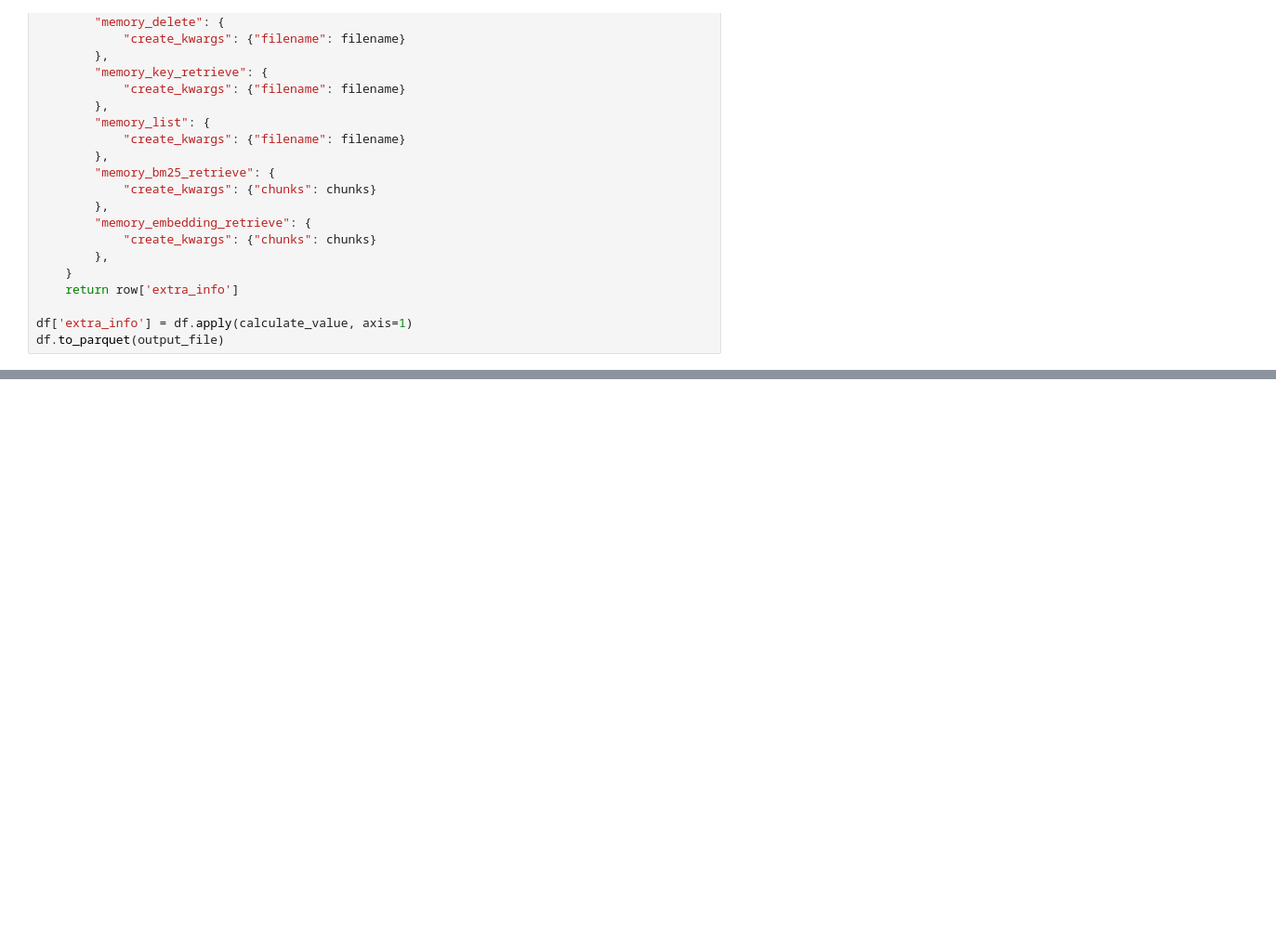
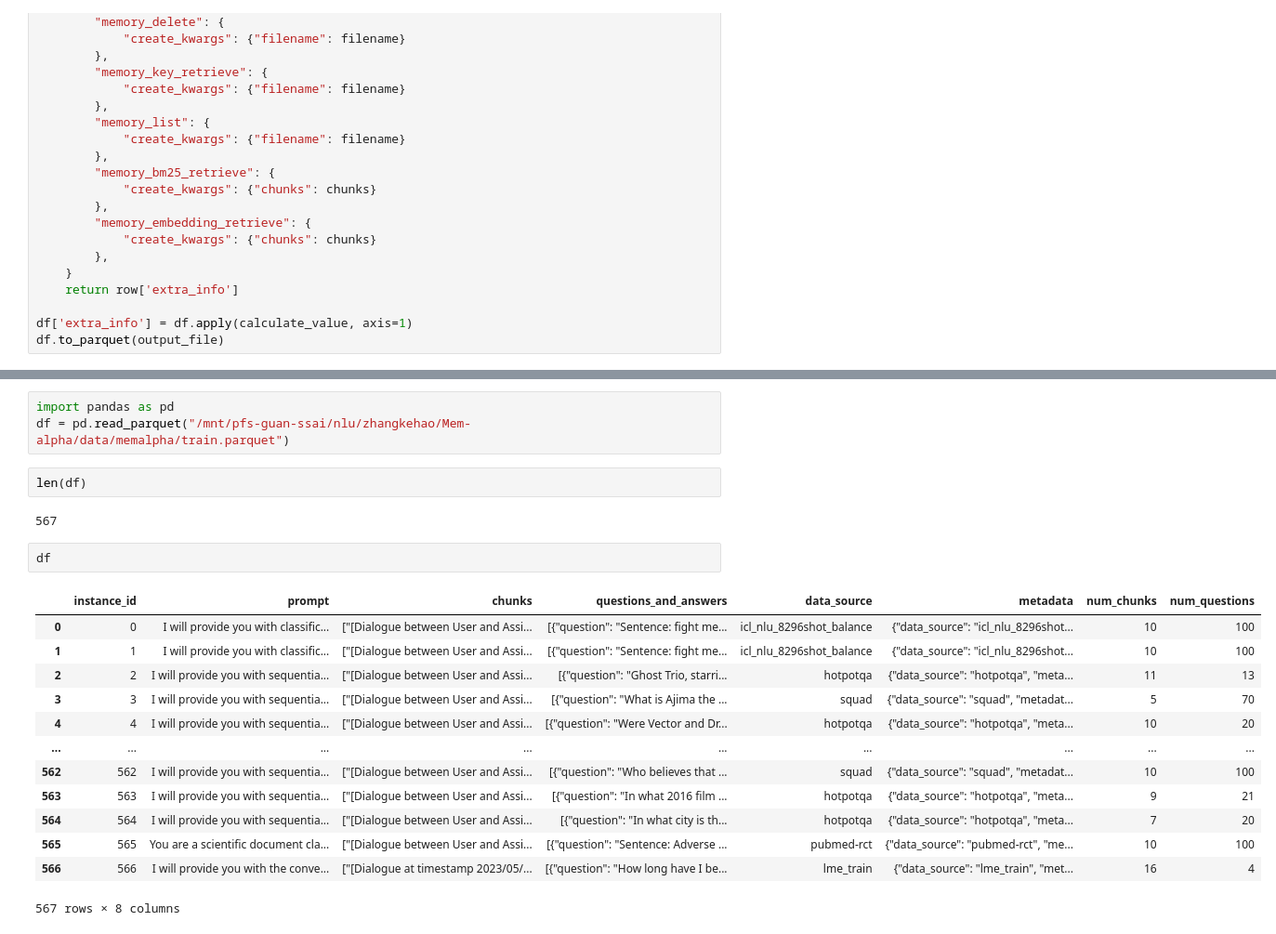
Before and after one commit to ictnlp/unified-memory-agent, a Jupyter notebook: demo.ipynb, the cells around one changed output, grey strips where cells are left out. Shown: that part at 93% size. Drawn from its saved outputs; the diff is of its cells as text; blank space fills up the shorter version.

```diff
--- a/demo.ipynb
+++ b/demo.ipynb
@@ -406,0 +563,23 @@ df.to_parquet(output_file)
+# %%
+import pandas as pd
+df = pd.read_parquet("/mnt/pfs-guan-ssai/nlu/zhangkehao/Mem-alpha/data/memalpha/train.parquet")
+# %%
+len(df)
+# %% [output]
+567
+# %%
+df
+# %% [output]
+|  | instance_id | prompt | chunks | questions_and_answers | data_source | metadata | num_chunks | num_questions |
+| 0 | 0 | I will provide you with classific... | ["[Dialogue between User and Assi... | [{"question": "Sentence: fight me... | icl_nlu_8296shot_balance | {"data_source": "icl_nlu_8296shot... | 10 | 100 |
+| 1 | 1 | I will provide you with classific... | ["[Dialogue between User and Assi... | [{"question": "Sentence: fight me... | icl_nlu_8296shot_balance | {"data_source": "icl_nlu_8296shot... | 10 | 100 |
+| 2 | 2 | I will provide you with sequentia... | ["[Dialogue between User and Assi... | [{"question": "Ghost Trio, starri... | hotpotqa | {"data_source": "hotpotqa", "meta... | 11 | 13 |
+| 3 | 3 | I will provide you with sequentia... | ["[Dialogue between User and Assi... | [{"question": "What is Ajima the ... | squad | {"data_source": "squad", "metadat... | 5 | 70 |
+| 4 | 4 | I will provide you with sequentia... | ["[Dialogue between User and Assi... | [{"question": "Were Vector and Dr... | hotpotqa | {"data_source": "hotpotqa", "meta... | 10 | 20 |
+| ... | ... | ... | ... | ... | ... | ... | ... | ... |
+| 562 | 562 | I will provide you with sequentia... | ["[Dialogue between User and Assi... | [{"question": "Who believes that ... | squad | {"data_source": "squad", "metadat... | 10 | 100 |
+| 563 | 563 | I will provide you with sequentia... | ["[Dialogue between User and Assi... | [{"question": "In what 2016 film ... | hotpotqa | {"data_source": "hotpotqa", "meta... | 9 | 21 |
+| 564 | 564 | I will provide you with sequentia... | ["[Dialogue between User and Assi... | [{"question": "In what city is th... | hotpotqa | {"data_source": "hotpotqa", "meta... | 7 | 20 |
+| 565 | 565 | You are a scientific document cla... | ["[Dialogue between User and Assi... | [{"question": "Sentence: Adverse ... | pubmed-rct | {"data_source": "pubmed-rct", "me... | 10 | 100 |
+| 566 | 566 | I will provide you with the conve... | ["[Dialogue at timestamp 2023/05/... | [{"question": "How long have I be... | lme_train | {"data_source": "lme_train", "met... | 16 | 4 |
+567 rows × 8 columns
```
Also changed, not shown: parts of 14 cells of this notebook, 21 other files.
